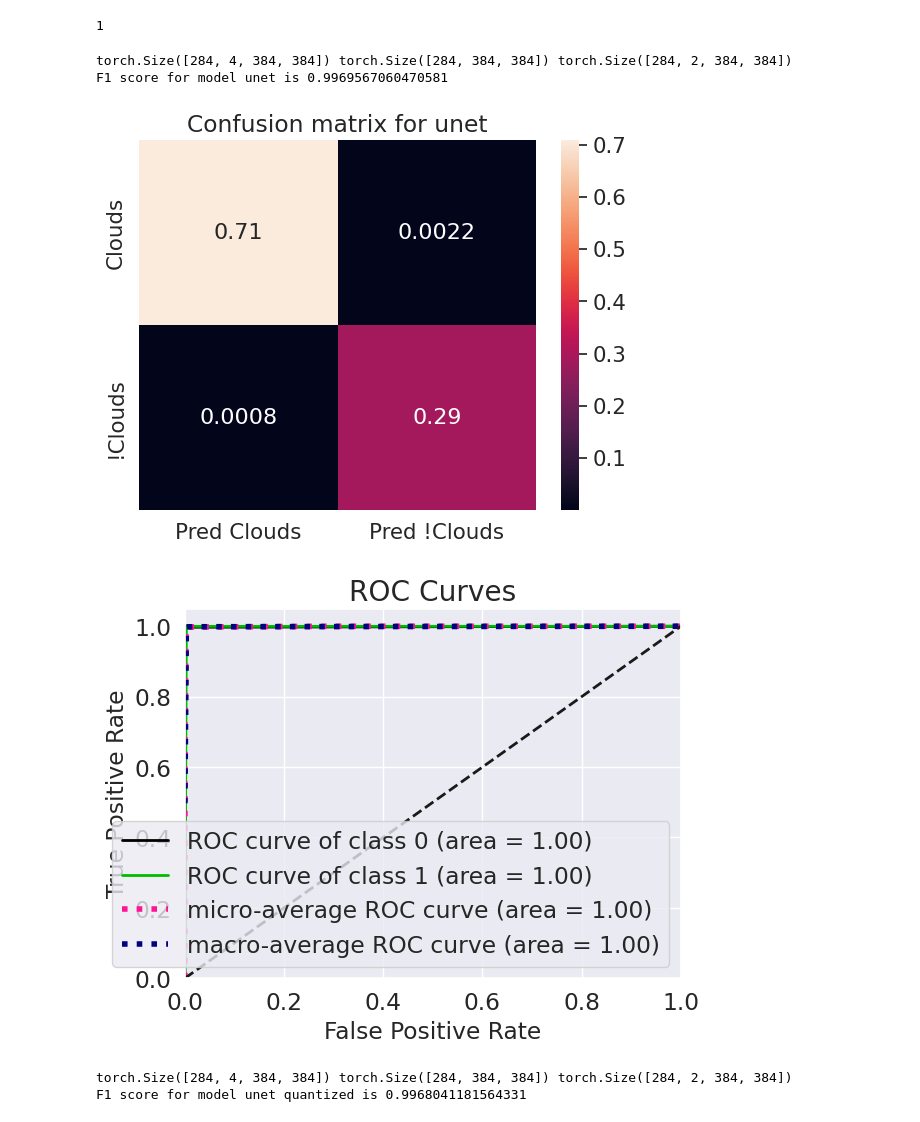
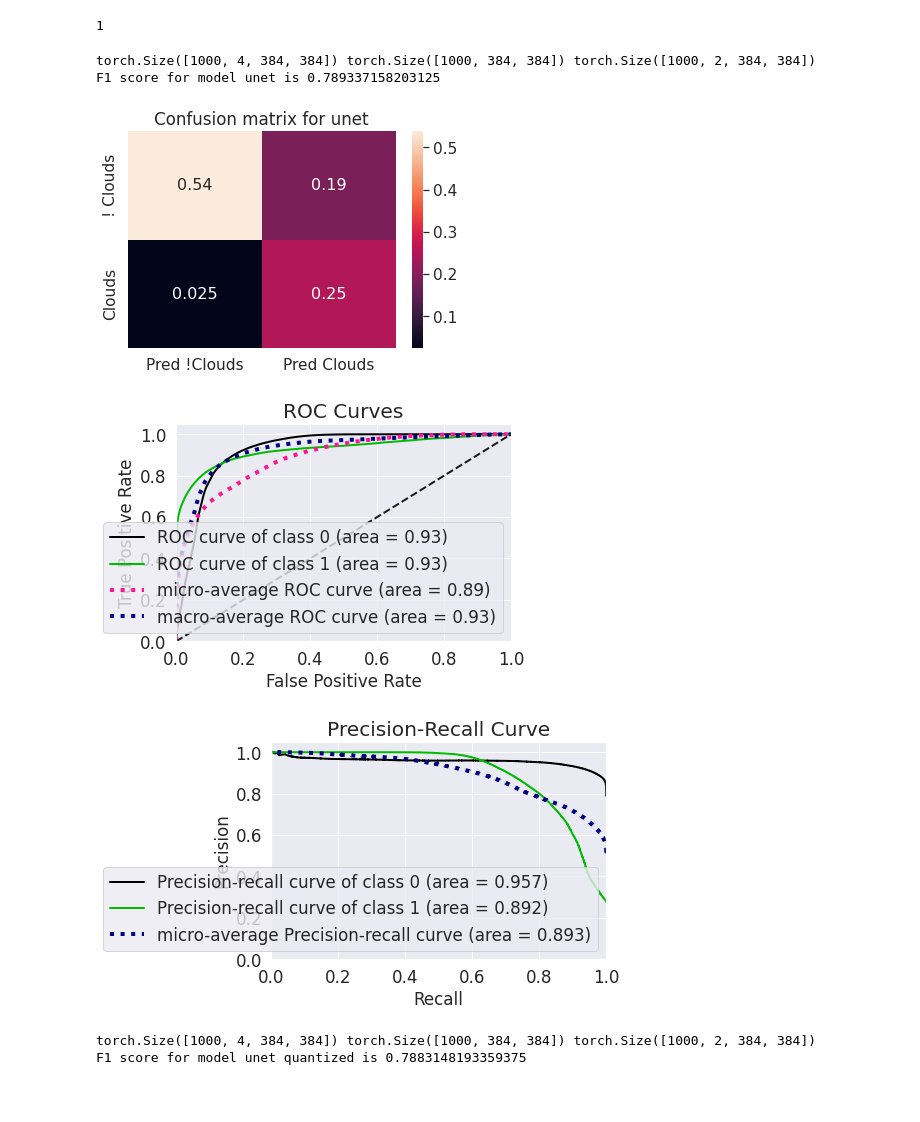
Before and after one commit to silverjoda/ml_ops, a Jupyter notebook: coding_challenges/cloud_cov_detection/cloud_cov_detection_kaggle.ipynb, the cells around one changed output. Cells and saved outputs as stored; diff of their text form; code cells hidden in the pictures; blank space fills up the shorter version.

```diff
--- a/coding_challenges/cloud_cov_detection/cloud_cov_detection_kaggle.ipynb
+++ b/coding_challenges/cloud_cov_detection/cloud_cov_detection_kaggle.ipynb
@@ -125,9 +153,9 @@ class UNET(nn.Module):
 
         self.conv1 = self.contract_block(in_channels, 32, 7, 3)
         self.conv2 = self.contract_block(32, 64, 3, 1)
-        self.conv3 = self.contract_block(64, 128, 3, 1)
+        self.conv3 = self.contract_block(64, 64, 3, 1)
 
-        self.upconv3 = self.expand_block(128, 64, 3, 1)
+        self.upconv3 = self.expand_block(64, 64, 3, 1)
         self.upconv2 = self.expand_block(64*2, 32, 3, 1)
         self.upconv1 = self.expand_block(32*2, out_channels, 3, 1)
 
@@ -183,7 +211,7 @@ class UNET(nn.Module):
 # %%
 unet = UNET(4,2)
 # %%
-train_dataset, valid_dataset = torch.utils.data.random_split(data, (6000, 2400))
+train_dataset, valid_dataset = torch.utils.data.random_split(data, (4582, 1000)) # 5582
 
 train_dataload = DataLoader(train_dataset, batch_size=16, shuffle=True)
 valid_dataload = DataLoader(valid_dataset, batch_size=16, shuffle=True)
@@ -327,5 +345,13 @@ torch.Size([16, 2, 384, 384])
 # %%
-bs = 3
+xb, yb = next(iter(train_dataload))
+
+unet = unet.cpu()
+with torch.no_grad():
+    predb = unet(xb)
+
+print(predb.shape)
+
+bs = 5
 fig, ax = plt.subplots(bs, 3, figsize=(15,bs*5))
 for i in range(bs):
     ax[i,0].imshow(batch_to_img(xb,i, norm_zero_to_one))
@@ -406,7 +433,7 @@ NOTE: For the fbgemm backend, you have to set the qconfig of the upconvolutional
 """
 
 # Specify how many batches to get quantization calibration statistics over
-n_batches = 80
+n_batches = 50
 
 # TODO: Find out if it's better to calibrate on training or validation data (probably training data)
 for i, (batch, target) in enumerate(train_dataload):
@@ -488,7 +515,7 @@ def evaluate_model(model, eval_dataset, model_name):
         y_list.extend(y)
         y_pred_list.extend(y_pred)
 
-        if i >= 70: break
+        if i >= 200: break
 
     x_T = torch.stack(x_list)
     y_T = torch.stack(y_list)
@@ -501,38 +528,40 @@ def evaluate_model(model, eval_dataset, model_name):
     print(x_T.shape, y_T.shape, y_pred_T.shape)
 
     # Classification metrics
     f1 = F1Score(num_classes=2, mdmc_average='global')
     f1_score = f1(y_pred, y)
 
     print(f"F1 score for model {model_name} is {f1_score}")
 
     confmat = ConfusionMatrix(num_classes=2, normalize="all")
     confmat_value = confmat(y_pred, y).numpy()
 
-    df_cm = pd.DataFrame(confmat_value, ["Clouds", "!Clouds"], ["Pred Clouds", "Pred !Clouds"])
+    df_cm = pd.DataFrame(confmat_value, ["! Clouds", "Clouds"], ["Pred !Clouds", "Pred Clouds"])
     sn.set(font_scale=1.4) # for label size
     sn.heatmap(df_cm, annot=True, annot_kws={"size": 16}) # font size
     plt.title(f"Confusion matrix for {model_name}")
     plt.show()
 
     N = y.shape[0]
     y_vec = y.reshape(-1)
     y_pred_vec = y_pred.permute((0, 2, 3, 1)).reshape(-1, 2)
     skplt.metrics.plot_roc_curve(y_vec, y_pred_vec)
+    skplt.metrics.plot_precision_recall_curve(y_vec, y_pred_vec)
     plt.show()
 
-batchsize = 4
+batchsize = 8
 
 # Evaluate models
 valid_dataload = DataLoader(valid_dataset, batch_size=batchsize, shuffle=False)
 evaluate_model(unet, valid_dataload, "unet")
 
 valid_dataload = DataLoader(valid_dataset, batch_size=batchsize, shuffle=False)
 evaluate_model(unet_int8, valid_dataload, "unet quantized")
 # %% [output]
-torch.Size([284, 4, 384, 384]) torch.Size([284, 384, 384]) torch.Size([284, 2, 384, 384])
-F1 score for model unet is 0.9969567060470581
+torch.Size([1000, 4, 384, 384]) torch.Size([1000, 384, 384]) torch.Size([1000, 2, 384, 384])
+F1 score for model unet is 0.789337158203125
-[figure, old version]
+[figure, new version]
-[figure, old version]
+[figure, new version]
+[figure, new version]
-torch.Size([284, 4, 384, 384]) torch.Size([284, 384, 384]) torch.Size([284, 2, 384, 384])
-F1 score for model unet quantized is 0.9968041181564331
+torch.Size([1000, 4, 384, 384]) torch.Size([1000, 384, 384]) torch.Size([1000, 2, 384, 384])
+F1 score for model unet quantized is 0.7883148193359375
```
Also changed, not shown: parts of 17 cells of this notebook.
